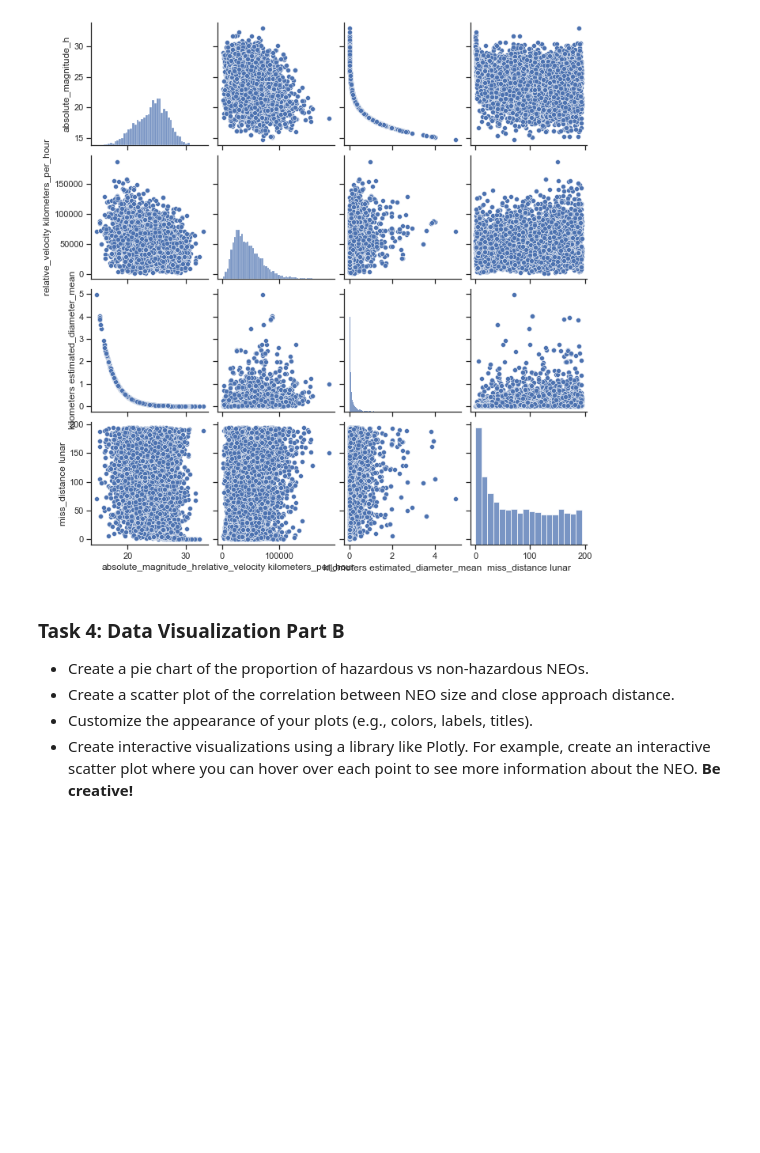
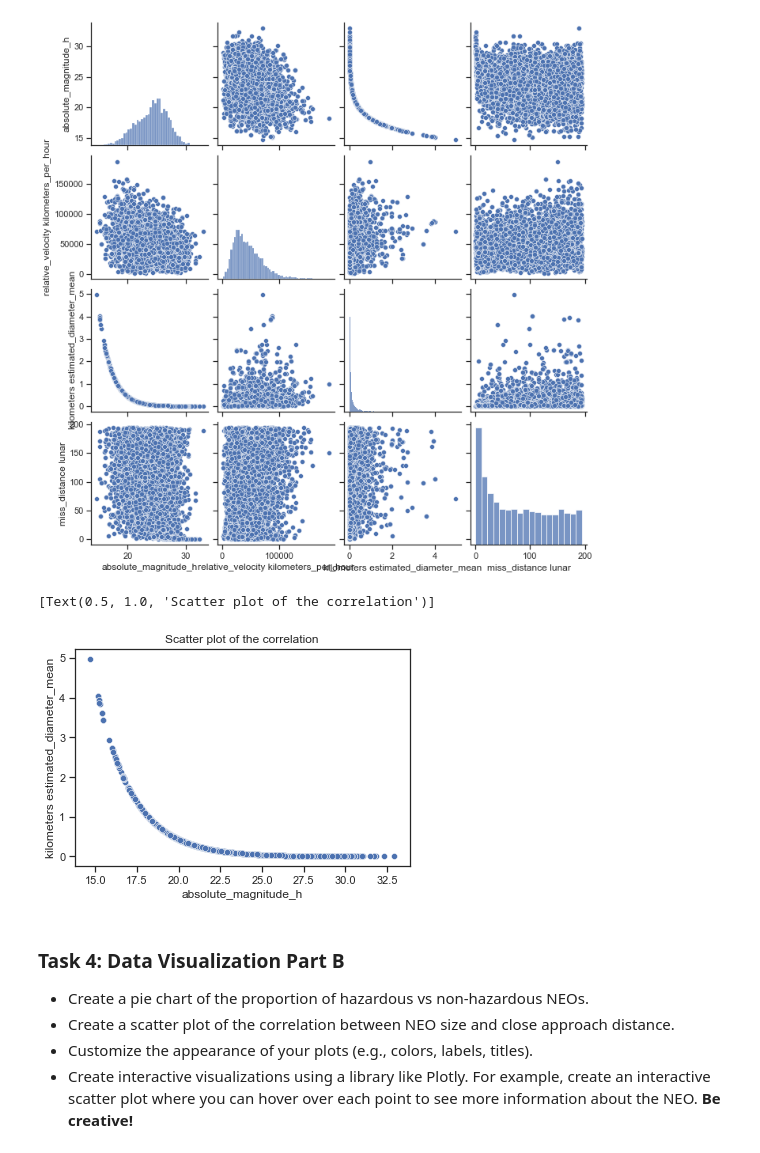
Before and after one commit to fred248h/62444-DVA, a Jupyter notebook: 5_nasa_data_collection_and_visualization.ipynb, the cells around one changed output. Saved outputs shown, nothing was run; the diff lists cells and outputs as text; code cells hidden in the pictures; blank space fills up the shorter version.

```diff
--- a/5_nasa_data_collection_and_visualization.ipynb
+++ b/5_nasa_data_collection_and_visualization.ipynb
@@ -237,6 +237,12 @@ sns.pairplot(df_data,vars=col)
 # %% [output]
 <seaborn.axisgrid.PairGrid at 0x...>
 [figure]
+# %%
+
+sns.scatterplot(x="absolute_magnitude_h",y="kilometers estimated_diameter_mean",data=df_data).set(title='Scatter plot of the correlation')
+# %% [output]
+[Text(0.5, 1.0, 'Scatter plot of the correlation')]
+[figure, added]
 # %% [markdown]
 ### Task 4: Data Visualization Part B
 
```
Also changed, not shown: parts of 2 cells of this notebook.
